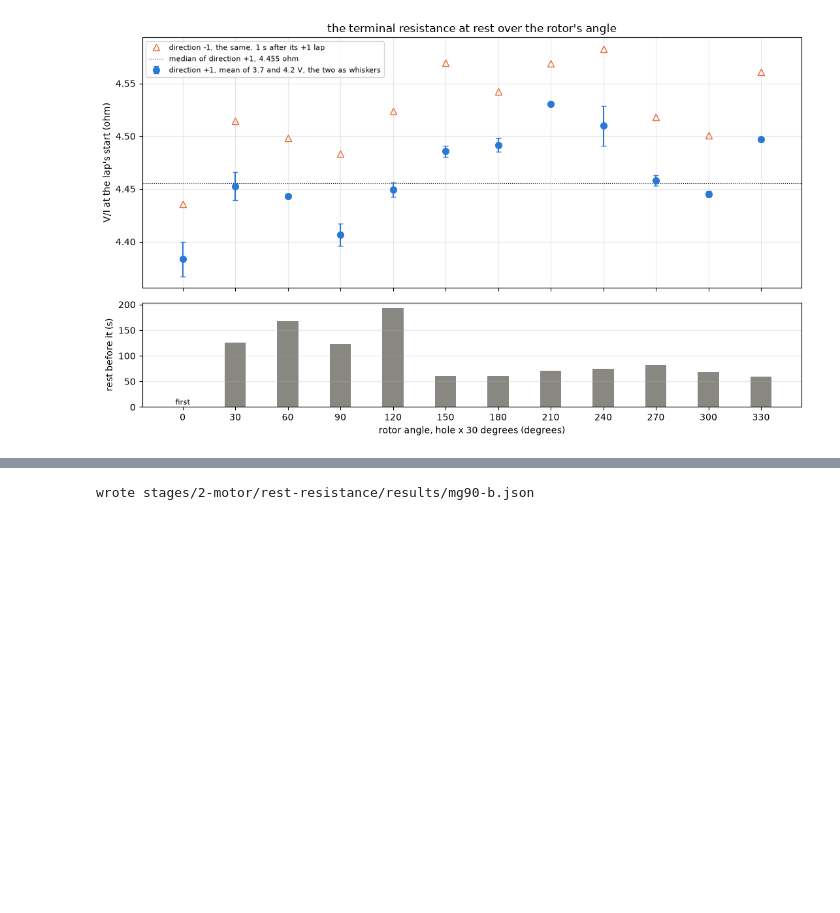
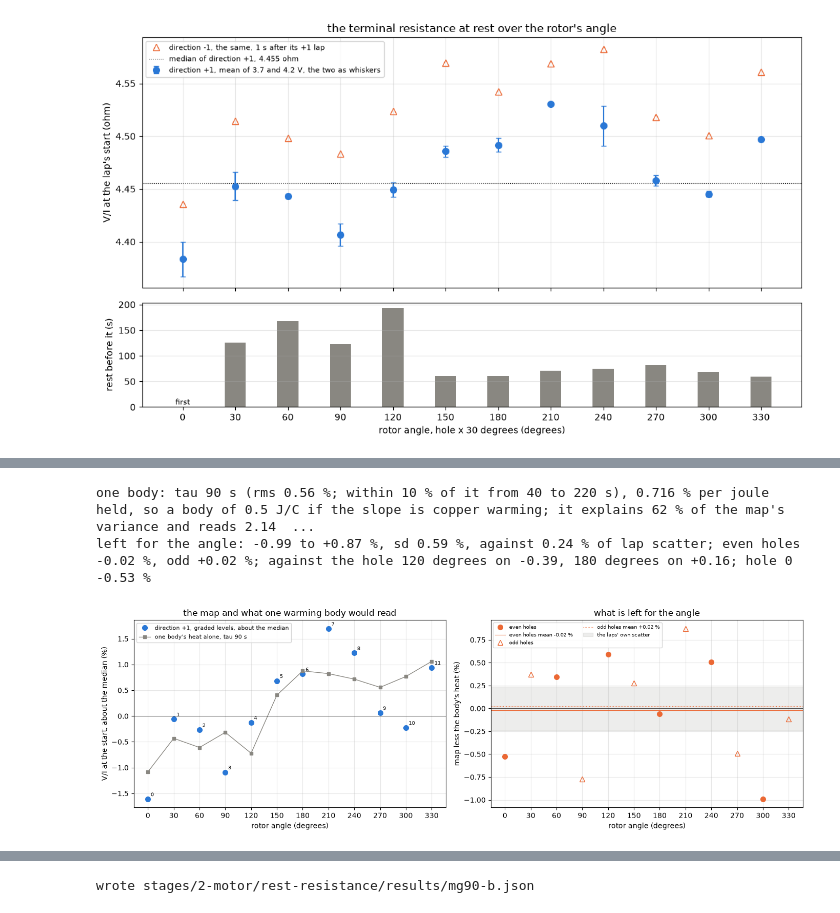
Before and after one commit to OpenServoCore/notebooks, a Jupyter notebook: stages/2-motor/rest-resistance/rest-resistance.ipynb, the cells around one changed output, grey strips where cells are left out. Drawn from its saved outputs; the diff is of its cells as text; code cells hidden in the pictures; blank space fills up the shorter version.

Commit message:
stage 2: rest-resistance weighs warming against the map and adds the run-up current

```diff
--- a/stages/2-motor/rest-resistance/rest-resistance.ipynb
+++ b/stages/2-motor/rest-resistance/rest-resistance.ipynb
@@ -603,0 +610,45 @@ Left, $V/I$ at the start against $1/I$ for every hole's direction +1 laps, the g
+# %%
+E_SWEEP = S.groupby(["hole", "level"])["joules"].sum()                                 # joules per sweep, both directions
+SW = lapdf.assign(t=lapdf["t_start"] - T0, joules=[float(E_SWEEP[(int(k), float(v))]) for k, v in zip(lapdf["hole"], lapdf["volts_set"])])
+T_READ = SW[SW["volts_set"] == 3.7].set_index("hole")["t"]                              # when each hole's graded laps begin
+
+def heat_at(tau):
+    # the joules the body still holds at each hole's read: every earlier sweep's joules decayed over the time since
+    return pd.Series({k: sum(j * np.exp(-(T_READ[k] - t) / tau) for t, j in zip(SW["t"], SW["joules"]) if t < T_READ[k]) for k in T_READ.index})
+
+TAUS = np.arange(30, 1201, 10)
+FITS = pd.DataFrame([{"tau": tau, **{k: v for k, v in laps.line(heat_at(tau).loc[HOLE.index], HOLE["map_pct"]).items() if k in ("slope", "intercept", "rms")}} for tau in TAUS])
+best = FITS.loc[FITS["rms"].idxmin()]
+TAU_BODY = float(best["tau"])
+H_BEST = heat_at(TAU_BODY).loc[HOLE.index]
+HOLE["heat_pct"] = best["intercept"] + best["slope"] * H_BEST                           # what the body's heat alone would read, about the median
+HOLE["angle_pct"] = HOLE["map_pct"] - HOLE["heat_pct"]                                   # what is left for the angle
+HEAT_SHARE = 1 - HOLE["angle_pct"].var() / HOLE["map_pct"].var()
+C_BODY = 1 / (best["slope"] / (ALPHA_CU * 100))                                          # J per C of the body, if the slope is copper warming
+even_r, odd_r = HOLE[HOLE.index % 2 == 0]["angle_pct"], HOLE[HOLE.index % 2 == 1]["angle_pct"]
+res = HOLE["angle_pct"].to_numpy()
+print(f"one body: tau {TAU_BODY:.0f} s (rms {best['rms']:.2f} %; within 10 % of it from {FITS[FITS['rms'] <= best['rms'] * 1.1]['tau'].min():.0f} to "
+      f"{FITS[FITS['rms'] <= best['rms'] * 1.1]['tau'].max():.0f} s), {best['slope']:.3f} % per joule held, so a body of {C_BODY:.1f} J/C if the slope is copper warming; "
+      f"it explains {HEAT_SHARE * 100:.0f} % of the map's variance and reads {HOLE['heat_pct'].max() - HOLE['heat_pct'].min():.2f} % from the coldest hole to the warmest")
+print(f"left for the angle: {HOLE['angle_pct'].min():+.2f} to {HOLE['angle_pct'].max():+.2f} %, sd {HOLE['angle_pct'].std():.2f} %, against {REPEAT_PCT:.2f} % of lap scatter; "
+      f"even holes {even_r.mean():+.2f} %, odd {odd_r.mean():+.2f} %; against the hole 120 degrees on {np.corrcoef(res, np.roll(res, -4))[0, 1]:+.2f}, "
+      f"180 degrees on {np.corrcoef(res[:6], res[6:])[0, 1]:+.2f}; hole 0 {HOLE.loc[0, 'angle_pct']:+.2f} %")
+fig, ax = plt.subplots(1, 2, figsize=(14, 4.6))
+ax[0].plot(HOLE["angle_deg"], HOLE["map_pct"], "o", ms=7, color=BLUE, label="direction +1, graded levels, about the median")
+ax[0].plot(HOLE["angle_deg"], HOLE["heat_pct"], "s-", ms=5, lw=1, color=MUTED, label=f"one body's heat alone, tau {TAU_BODY:.0f} s")
+for k in HOLE.index:
+    ax[0].annotate(str(k), (HOLE.loc[k, "angle_deg"], HOLE.loc[k, "map_pct"]), fontsize=7, xytext=(4, 4), textcoords="offset points", color=INK)
+ax[0].axhline(0, color=INK, lw=0.5); ax[0].set_xlabel("rotor angle (degrees)"); ax[0].set_ylabel("V/I at the start, about the median (%)")
+ax[0].set_title("the map and what one warming body would read"); ax[0].legend(fontsize=8); ax[0].grid(alpha=0.3); ax[0].set_xticks(HOLE["angle_deg"])
+for par, mk, lab in ((0, "o", "even holes"), (1, "^", "odd holes")):
+    h = HOLE[HOLE.index % 2 == par]
+    ax[1].plot(h["angle_deg"], h["angle_pct"], mk, ms=7, color=ORANGE, mfc=ORANGE if par == 0 else "none", label=lab)
+    ax[1].axhline(h["angle_pct"].mean(), color=ORANGE, lw=0.8, ls="-" if par == 0 else ":", label=f"{lab} mean {h['angle_pct'].mean():+.2f} %")
+ax[1].axhspan(-REPEAT_PCT, REPEAT_PCT, color=MUTED, alpha=0.15, label="the laps' own scatter")
+ax[1].axhline(0, color=INK, lw=0.5); ax[1].set_xlabel("rotor angle (degrees)"); ax[1].set_ylabel("map less the body's heat (%)")
+ax[1].set_title("what is left for the angle"); ax[1].legend(fontsize=7, ncol=2); ax[1].grid(alpha=0.3); ax[1].set_xticks(HOLE["angle_deg"])
+plt.tight_layout(); plt.show()
+# %% [output]
+one body: tau 90 s (rms 0.56 %; within 10 % of it from 40 to 220 s), 0.716 % per joule held, so a body of 0.5 J/C if the slope is copper warming; it explains 62 % of the map's variance and reads 2.14  ...
+left for the angle: -0.99 to +0.87 %, sd 0.59 %, against 0.24 % of lap scatter; even holes -0.02 %, odd +0.02 %; against the hole 120 degrees on -0.39, 180 degrees on +0.16; hole 0 -0.53 %
+[figure, added]
```
Also changed, not shown: parts of 9 cells of this notebook, 2 other files.
